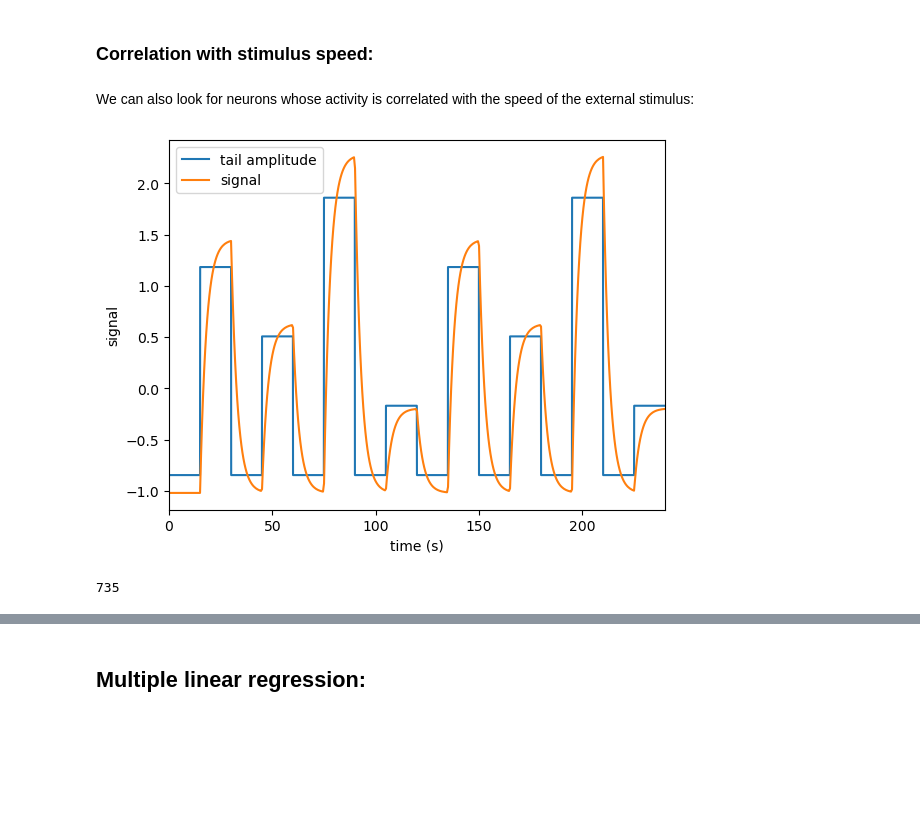
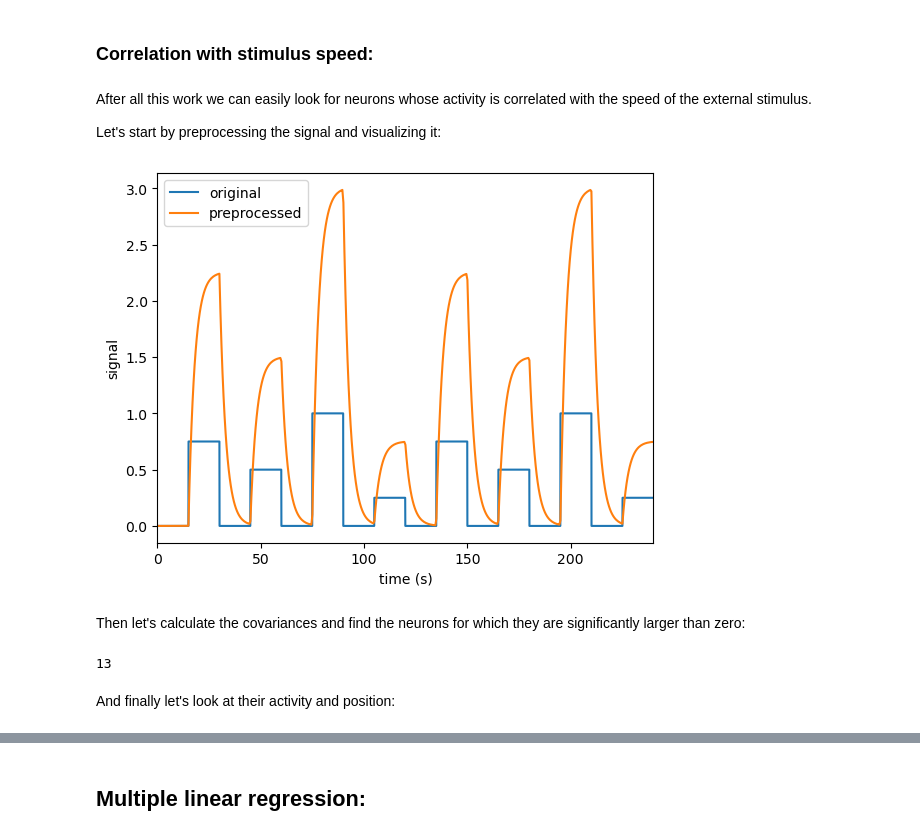
Before and after one commit to EmeEmu/IBIO-Banyuls2023-Python, a Jupyter notebook: day2_regression_and_decoding.ipynb, the cells around one changed output, grey strips where cells are left out. Saved outputs shown, nothing was run; the diff lists cells and outputs as text; code cells hidden in the pictures; blank space fills up the shorter version.

```diff
--- a/day2_regression_and_decoding.ipynb
+++ b/day2_regression_and_decoding.ipynb
@@ -116,0 +123,9 @@ kernel[kernel_times<0]=0
+# %%
+#⌨️⬇️
+tau=3 #characteristic decay time
+kernel_size=10 #size of the kernel in units of tau
+dt=np.mean(np.diff(tail_times)) #spacing between successive timepoints
+n_points=int(kernel_size*tau/tail_dt)
+kernel_times=np.linspace(-n_points*dt,n_points*dt,2*n_points+1) #linearly spaced array from -n_points*dt to n_points*dt with spacing dt
+kernel=np.exp(-kernel_times/tau) #define kernel as exponential decay
+kernel[kernel_times<0]=0 #set to zero for negative times
@@ -186,15 +213,16 @@ def convolve_and_interpolate(signal,signal_times,output_times,tau=3,kernel_size=
     signal_conv_interp : 1d array
         resampled values of the convolved time series
     """
-    acquisition_rate=1/np.mean(np.diff(signal_times))
-    n_samples=int(kernel_size*tau*acquisition_rate)
-    kernel_times=np.linspace(-n_samples/acquisition_rate,n_samples/acquisition_rate,2*n_samples+1)
-    kernel=np.exp(-kernel_times/tau)
-    kernel[kernel_times<0]=0
+    #⌨️⬇️
+    dt=np.mean(np.diff(signal_times)) #spacing between successive timepoints
+    n_points=int(kernel_size*tau/tail_dt)
+    kernel_times=np.linspace(-n_points*dt,n_points*dt,2*n_points+1) #linearly spaced array from -n_points*dt to n_points*dt with spacing dt
+    kernel=np.exp(-kernel_times/tau) #define kernel as exponential decay
+    kernel[kernel_times<0]=0 #set to zero for negative times
 
-    signal_conv=convolve(signal,kernel,mode='same')/acquisition_rate
-    signal_conv_interp_f=interp1d(signal_times,signal_conv,kind='linear',fill_value='extrapolate')
-    signal_conv_interp=signal_conv_interp_f(output_times)
+    signal_conv=convolve(signal,kernel,mode='same')*dt #perform the convolution
+    signal_conv_interp_f=interp1d(signal_times,signal_conv,kind='linear',fill_value='extrapolate') #linear interpolation
+    signal_conv_interp=signal_conv_interp_f(output_times) #resampling
     return signal_conv_interp
 # %% [markdown]
 ### Calculating correlations:
@@ -494,30 +605,37 @@ plt.show()
 # %% [markdown]
 ### Correlation with stimulus speed:
 # %% [markdown]
-We can also look for neurons whose activity is correlated with the speed of the external stimulus:
+After all this work we can easily look for neurons whose activity is correlated with the speed of the external stimulus.
+
+Let's start by preprocessing the signal and visualizing it:
 # %%
-stimulus_speed_conv_interp=convolve_and_interpolate(stimulus_speed,stimulus_times,brain_times)
-signal_speed=scale(stimulus_speed_conv_interp)
+#⌨️⬇️
+signal_speed=convolve_and_interpolate(stimulus_speed,stimulus_times,brain_times)
 # %%
+#⌨️⬇️
 t1=0
 t2=brain_times[-1]
 
 fig,ax=plt.subplots(dpi=dpi)
-ax.plot(stimulus_times,scale(stimulus_speed),label='tail amplitude')
-ax.plot(brain_times,signal_speed,label='signal')
+ax.plot(stimulus_times,stimulus_speed,label='original')
+ax.plot(brain_times,signal_speed,label='preprocessed')
 ax.set_xlim(t1,t2)
 ax.set_xlabel('time (s)')
 ax.set_ylabel('signal')
 ax.legend()
 plt.show()
 # %% [output]
-[figure, old version]
+[figure, new version]
+# %% [markdown]
+Then let's calculate the covariances and find the neurons for which they are significantly larger than zero:
 # %%
+#⌨️⬇️
 covariance_speed=calculate_covariance(signal_speed,dff)
 covariance_speed_bootstrap=calculate_covariance_bootstrap(signal_speed,dff)
 indices_speed,mask_speed=find_significant_neurons(covariance_speed,covariance_speed_bootstrap)
+len(indices_speed)
+# %% [output]
+13
-# %%
-len(indices_speed)
-# %% [output]
-735
+# %% [markdown]
+And finally let's look at their activity and position:
 # %%
```
Also changed, not shown: parts of 264 cells of this notebook, 1 other file.
